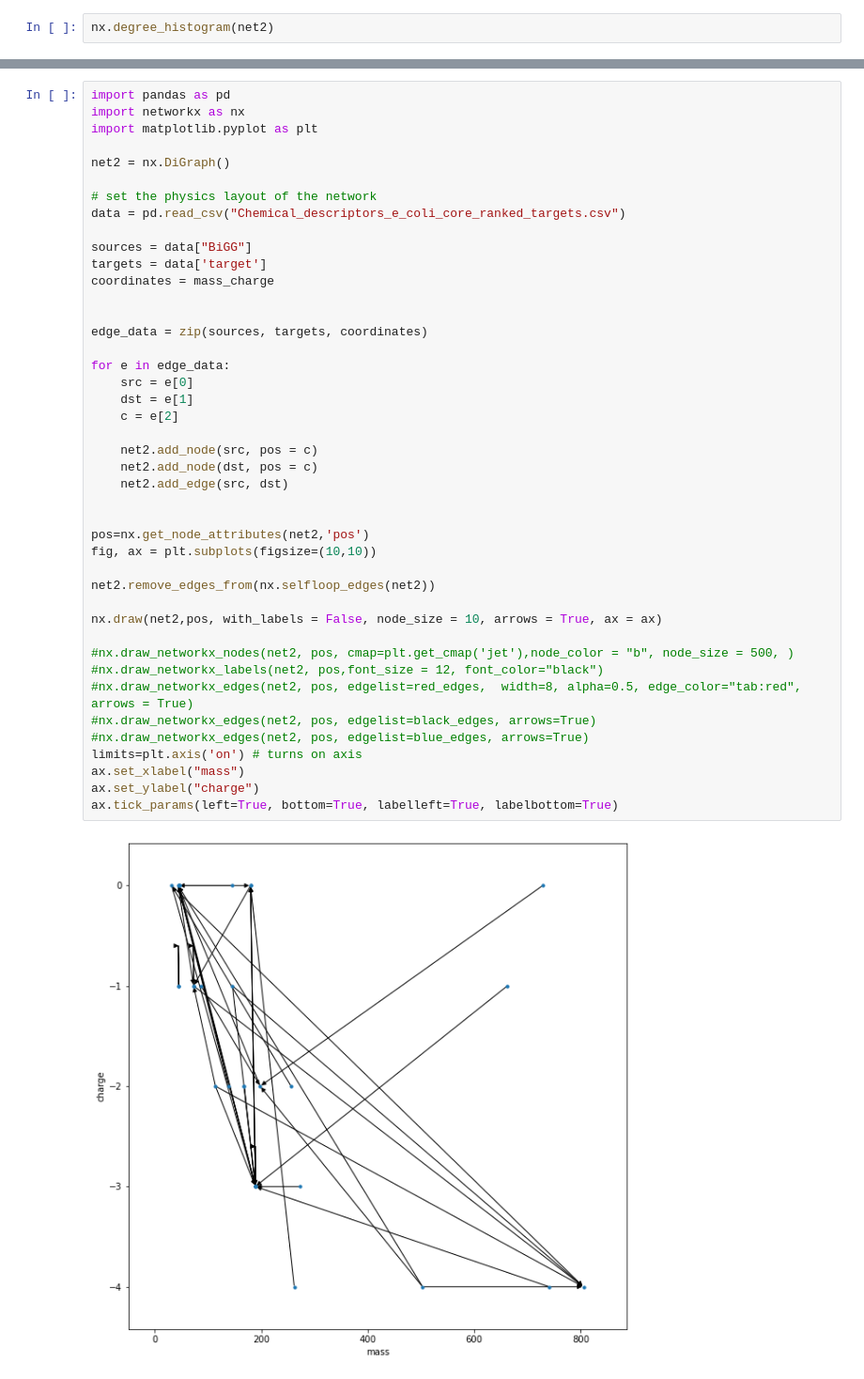
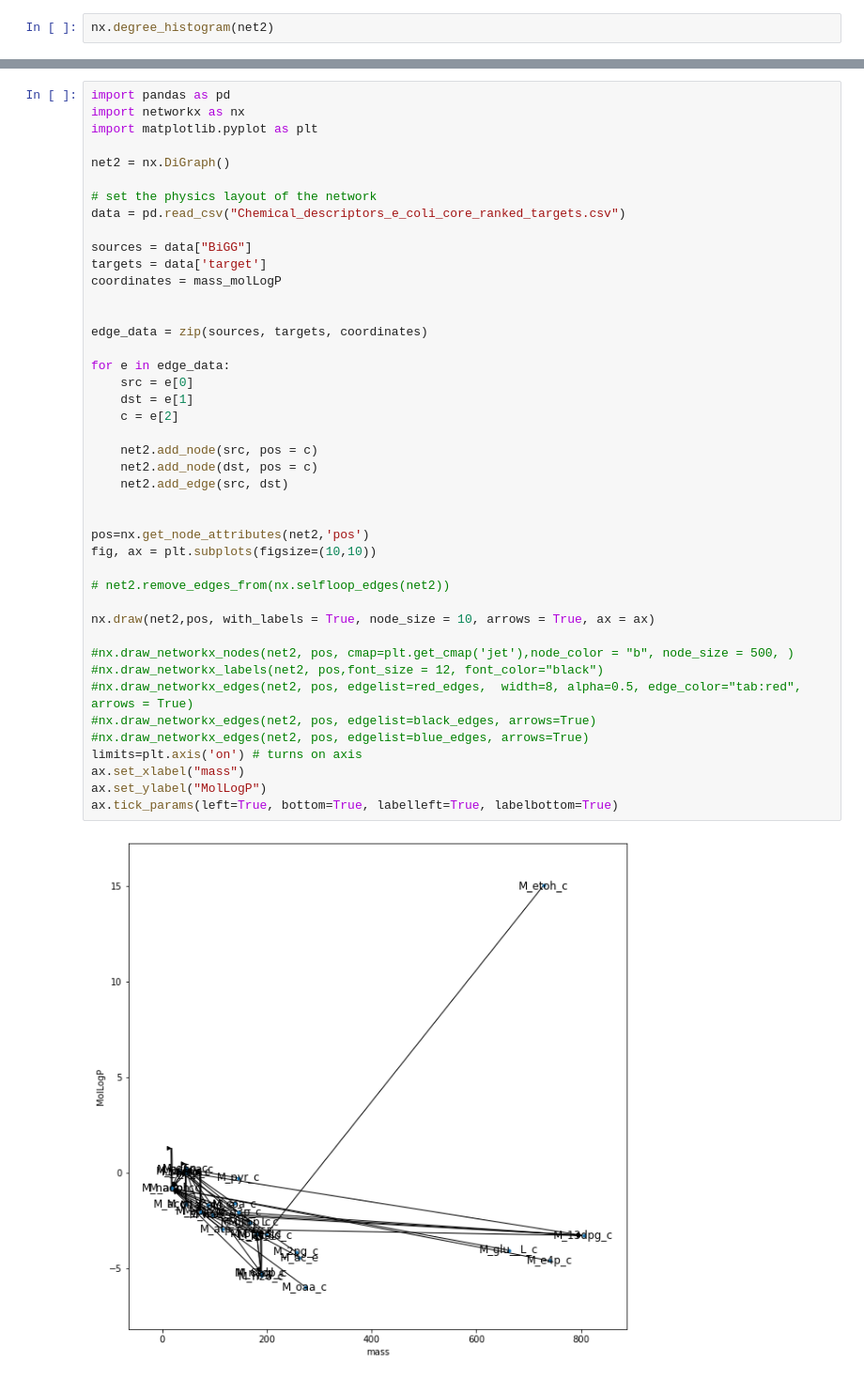
Before and after one commit to meidelien/Metabolic-network-layout-using-biochemical-coordinates, a Jupyter notebook: Notebooks/GEM_Networkx.ipynb, the cells around one changed output, grey strips where cells are left out. Shown at 94% size. Cells and saved outputs as stored; diff of their text form.

```diff
--- a/Notebooks/GEM_Networkx.ipynb
+++ b/Notebooks/GEM_Networkx.ipynb
@@ -184,36 +287,36 @@ data = pd.read_csv("Chemical_descriptors_e_coli_core_ranked_targets.csv")
 
 sources = data["BiGG"]
 targets = data['target']
-coordinates = mass_charge
+coordinates = mass_molLogP
 
 
 edge_data = zip(sources, targets, coordinates)
 
 for e in edge_data:
     src = e[0]
     dst = e[1]
     c = e[2]
 
     net2.add_node(src, pos = c)
     net2.add_node(dst, pos = c)
     net2.add_edge(src, dst)
 
 
 pos=nx.get_node_attributes(net2,'pos')
 fig, ax = plt.subplots(figsize=(10,10))
 
-net2.remove_edges_from(nx.selfloop_edges(net2))
+# net2.remove_edges_from(nx.selfloop_edges(net2))
 
-nx.draw(net2,pos, with_labels = False, node_size = 10, arrows = True, ax = ax)
+nx.draw(net2,pos, with_labels = True, node_size = 10, arrows = True, ax = ax)
 
 #nx.draw_networkx_nodes(net2, pos, cmap=plt.get_cmap('jet'),node_color = "b", node_size = 500, )
 #nx.draw_networkx_labels(net2, pos,font_size = 12, font_color="black")
 #nx.draw_networkx_edges(net2, pos, edgelist=red_edges,  width=8, alpha=0.5, edge_color="tab:red", arrows = True)
 #nx.draw_networkx_edges(net2, pos, edgelist=black_edges, arrows=True)
 #nx.draw_networkx_edges(net2, pos, edgelist=blue_edges, arrows=True)
 limits=plt.axis('on') # turns on axis
 ax.set_xlabel("mass")
-ax.set_ylabel("charge")
+ax.set_ylabel("MolLogP")
 ax.tick_params(left=True, bottom=True, labelleft=True, labelbottom=True)
 # %% [output]
-[figure, old version]
+[figure, new version]
```
Also changed, not shown: parts of 3 cells of this notebook, 1 other file.
